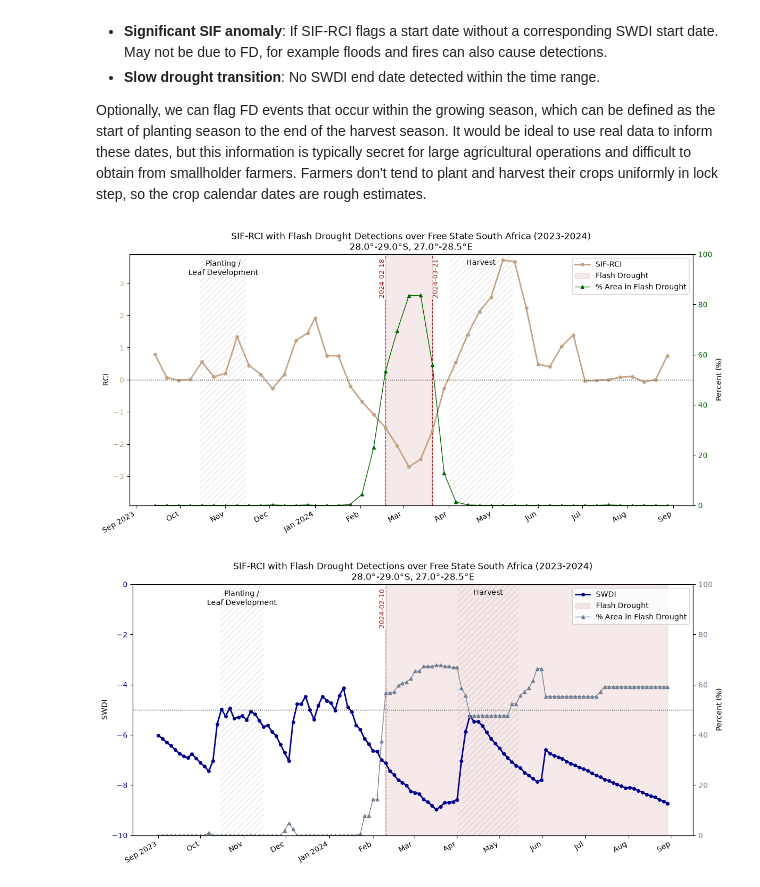
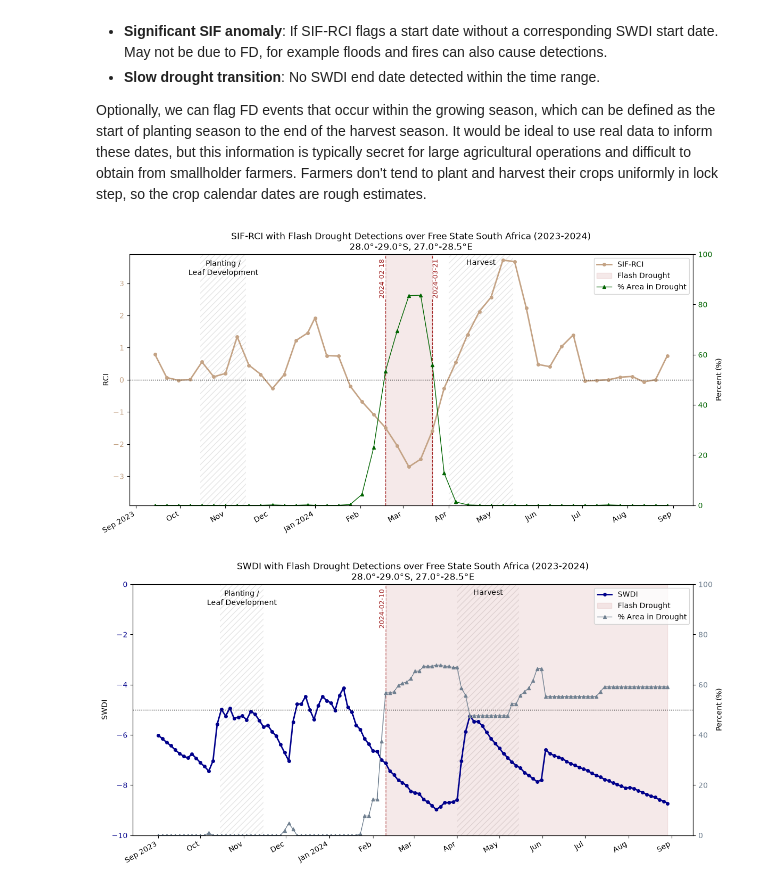
Before and after one commit to asaito333/flash-drought-ARSET, a Jupyter notebook: notebooks/2_detection.ipynb, the cells around one changed output. Saved outputs shown, nothing was run; the diff lists cells and outputs as text; code cells hidden in the pictures.

Commit message:
Fixed plot title and added NPlains example images

```diff
--- a/notebooks/2_detection.ipynb
+++ b/notebooks/2_detection.ipynb
@@ -283,7 +285,7 @@ Optionally, we can flag FD events that occur within the growing season, which ca
 from analysis import detect_flash_drought_sif, detect_flash_drought_swdi
 
 detect_flash_drought_sif(raster_dir, fd_dir, sif_csv_path)
-detect_flash_drought_swdi(raster_dir, fd_dir, swdi_csv_path)
+detect_flash_drought_swdi(raster_dir, fd_dir, swdi_csv_path, abs_threshold=-5)
 
 def add_flash_drought_markers(ax: plt.Axes, dates: list[datetime], flags: list[bool]) -> None:
     """Draw vertical dashed lines at the first and last dates below the flash drought threshold."""
@@ -324,35 +326,35 @@ flash_drought_sif = [r > fd_thresh for r in plot_fdperc]
 color1 = (0.77, 0.64, 0.52)
 color2 = "darkgreen"
 
 fig, ax1 = plt.subplots(figsize=(12, 6))
 add_crop_calendar(ax1)
 ax1.plot(plot_dates, plot_sifrci, marker="o", color=color1, linewidth=2, markersize=4, label="SIF-RCI")
 ax1.axhline(0, color="black", linestyle=":", linewidth=1)
 ax1.tick_params(axis='y', labelcolor=color1)
 ylim = max([abs(r) for r in plot_sifrci])
 ax1.set_ylim(-1.05 * ylim, 1.05 * ylim)
 ax1.set_ylabel("RCI")
 ax1.set_title(plot2_title)
 add_flash_drought_markers(ax1, plot_dates, flash_drought_sif)
 
 
 ax2 = ax1.twinx()
-ax2.plot(plot_dates, plot_fdperc, marker="^", color=color2, linewidth=1, markersize=4, label="% Area in Flash Drought")
+ax2.plot(plot_dates, plot_fdperc, marker="^", color=color2, linewidth=1, markersize=4, label="% Area in Drought")
 ax2.tick_params(axis="y", labelcolor=color2)
 ax2.set_ylim(0, 100)
 ax2.set_ylabel("Percent (%)")
 
 lines1, labels1 = ax1.get_legend_handles_labels()
 lines2, labels2 = ax2.get_legend_handles_labels()
 legend = ax1.legend(lines1 + lines2, labels1 + labels2, loc="upper right")
 
 ax1.xaxis.set_major_formatter(MonthYearFormatter("%b %Y"))
 ax1.xaxis.set_major_locator(mdates.MonthLocator())
 fig.autofmt_xdate()
 plt.tight_layout()
 plt.show()
 # %% [output]
-[figure, old version]
+[figure, new version]
 # %%
 # Read the saved CSV
 plot_dates = []
@@ -379,13 +381,13 @@ ax1.axhline(-5, color="black", linestyle=":", linewidth=1)
 ax1.tick_params(axis='y', labelcolor=color1)
 ax1.set_ylim(-10, 0)
 ax1.set_ylabel("SWDI")
-ax1.set_title(plot2_title)
+ax1.set_title(plot3_title)
 
 add_flash_drought_markers(ax1, plot_dates, flash_drought_swdi)
 
 
 ax2 = ax1.twinx()
-ax2.plot(plot_dates, plot_fdperc, marker="^", color=color2, linewidth=1, markersize=4, label="% Area in Flash Drought")
+ax2.plot(plot_dates, plot_fdperc, marker="^", color=color2, linewidth=1, markersize=4, label="% Area in Drought")
 ax2.tick_params(axis="y", labelcolor=color2)
 ax2.set_ylim(0, 100)
 ax2.set_ylabel("Percent (%)")
@@ -400,4 +402,4 @@ fig.autofmt_xdate()
 plt.tight_layout()
 plt.show()
 # %% [output]
-[figure, old version]
+[figure, new version]
```
Also changed, not shown: parts of 2 cells of this notebook, 3 other files.
